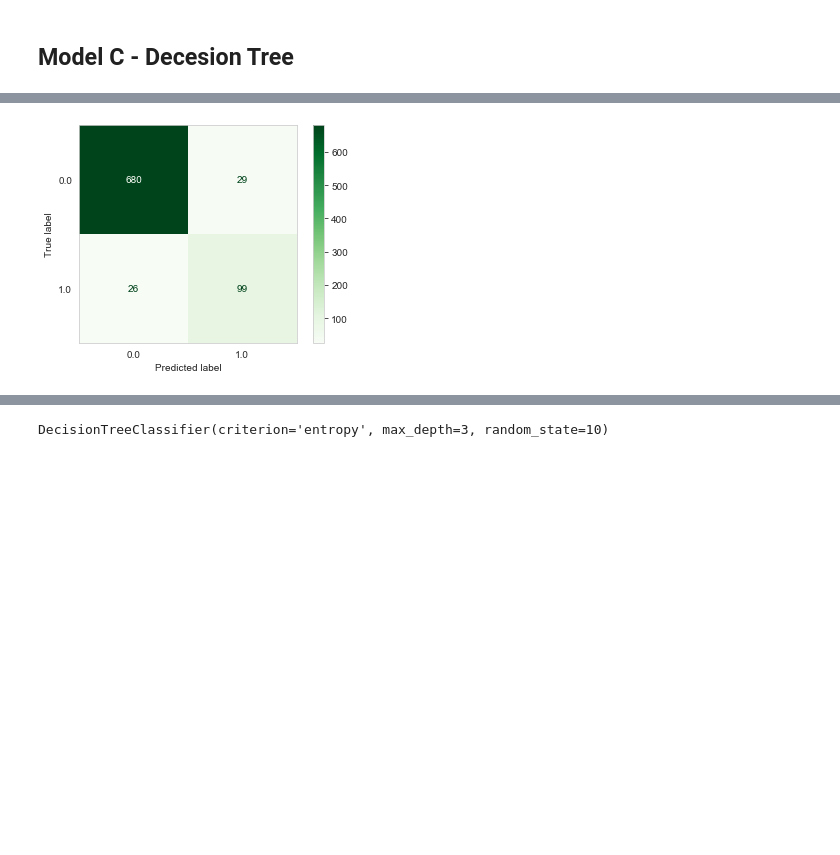
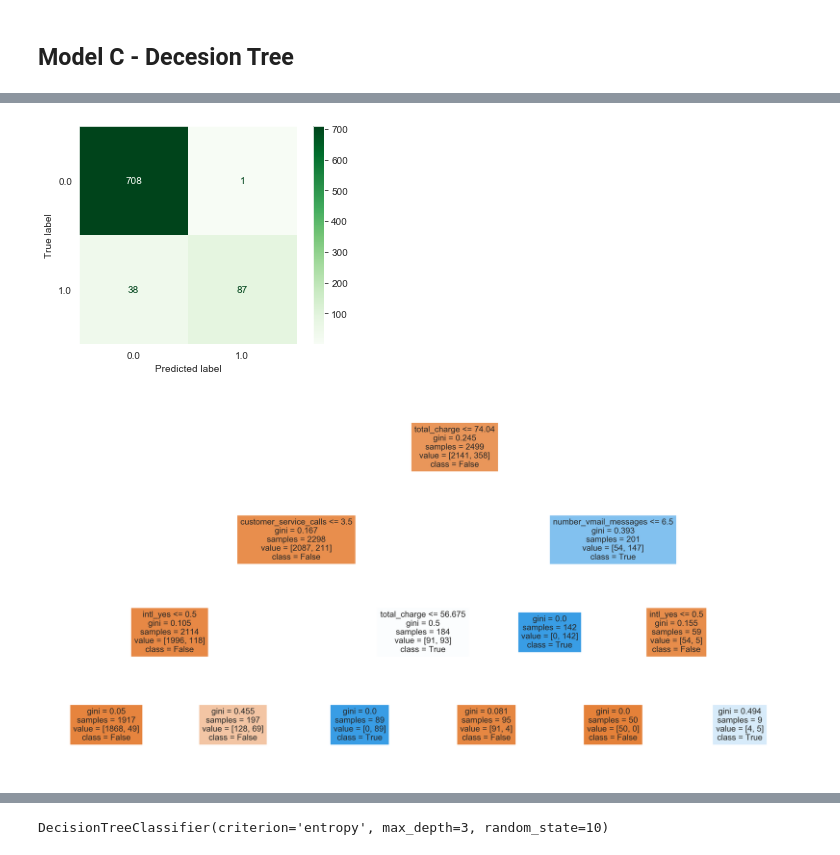
Before and after one commit to jmg0144/Customer-Churn-Classification-Analysis, a Jupyter notebook: phase-3-project.ipynb, the cells around one changed output, grey strips where cells are left out. Cells and saved outputs as stored; diff of their text form; code cells hidden in the pictures; blank space fills up the shorter version.

```diff
--- a/phase-3-project.ipynb
+++ b/phase-3-project.ipynb
@@ -495,8 +482,17 @@ Confusion Matrix:
 # %%
-plot_confusion_matrix(classifier, X_test_c, y_test_c, cmap=plt.cm.Greens)
+plot_confusion_matrix(model_c, X_test_c, y_test_c, cmap=plt.cm.Greens)
 plt.grid(False)
 # %% [output]
-[figure, old version]
+[figure, new version]
+# %%
+fig, axes = plt.subplots(nrows = 1,ncols = 1, figsize = (20,10), dpi=300)
+tree.plot_tree(model_c,
+               feature_names = features_c.columns,
+               class_names=np.unique(df_updated_2['churn']).astype('str'),
+               filled = True)
+plt.show()
+# %% [output]
+[figure, added]
 # %%
 false_positive_rate, true_positive_rate, thresholds = roc_curve(y_test_c, y_pred_c)
 roc_auc = auc(false_positive_rate, true_positive_rate)
```
Also changed, not shown: parts of 70 cells of this notebook.
